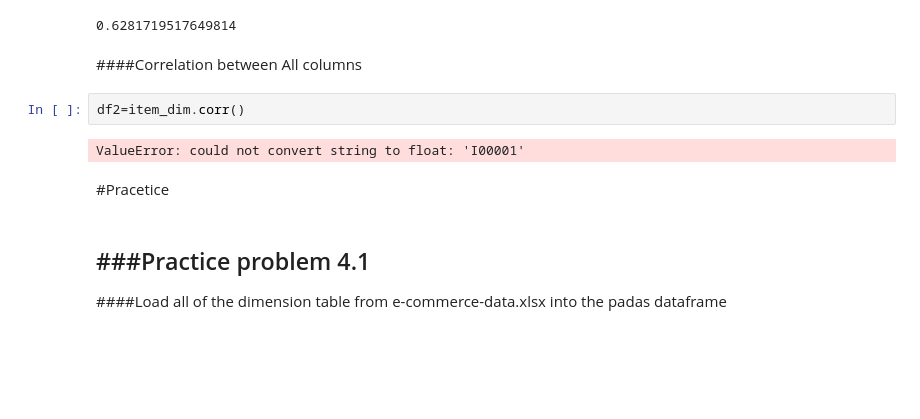
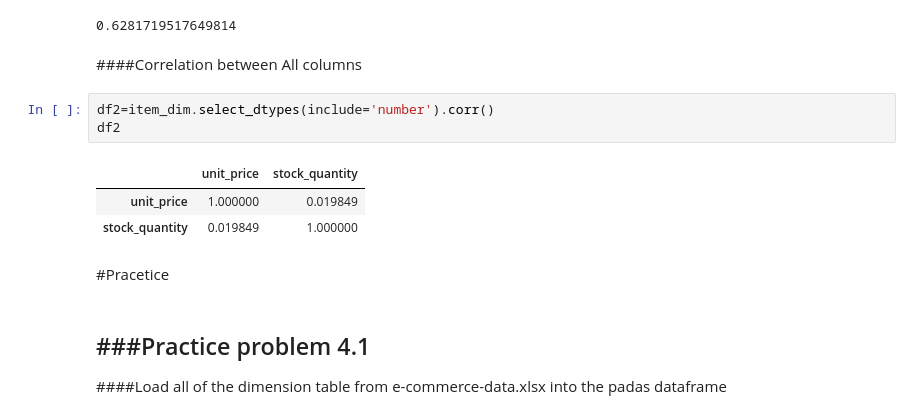
Before and after one commit to zahid-bracu/buet-business-analytics, a Jupyter notebook: Lecture_6_Data_Descriptive_Statistics_GroupBy_Correlation_Study.ipynb, the cells around one changed output. Saved outputs shown, nothing was run; the diff lists cells and outputs as text; blank space fills up the shorter version.

```diff
--- a/Lecture_6_Data_Descriptive_Statistics_GroupBy_Correlation_Study.ipynb
+++ b/Lecture_6_Data_Descriptive_Statistics_GroupBy_Correlation_Study.ipynb
@@ -234,9 +258,12 @@ corr_unit_total
 # %% [markdown]
 ####Correlation between All columns
 # %%
-df2=item_dim.corr()
+df2=item_dim.select_dtypes(include='number').corr()
+df2
 # %% [output]
-ValueError: could not convert string to float: 'I00001'
+|  | unit_price | stock_quantity |
+| unit_price | 1.000000 | 0.019849 |
+| stock_quantity | 0.019849 | 1.000000 |
 # %% [markdown]
 #Pracetice
 # %% [markdown]
```
Also changed, not shown: parts of 18 cells of this notebook.
